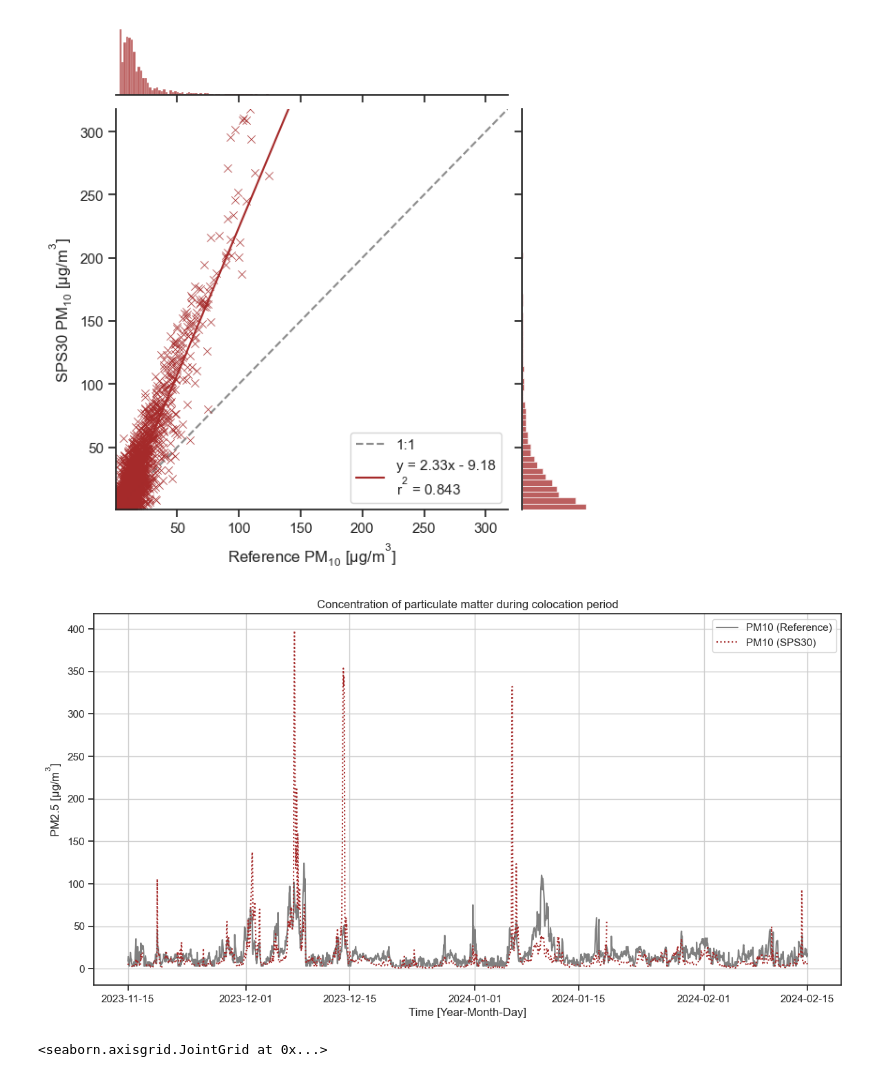
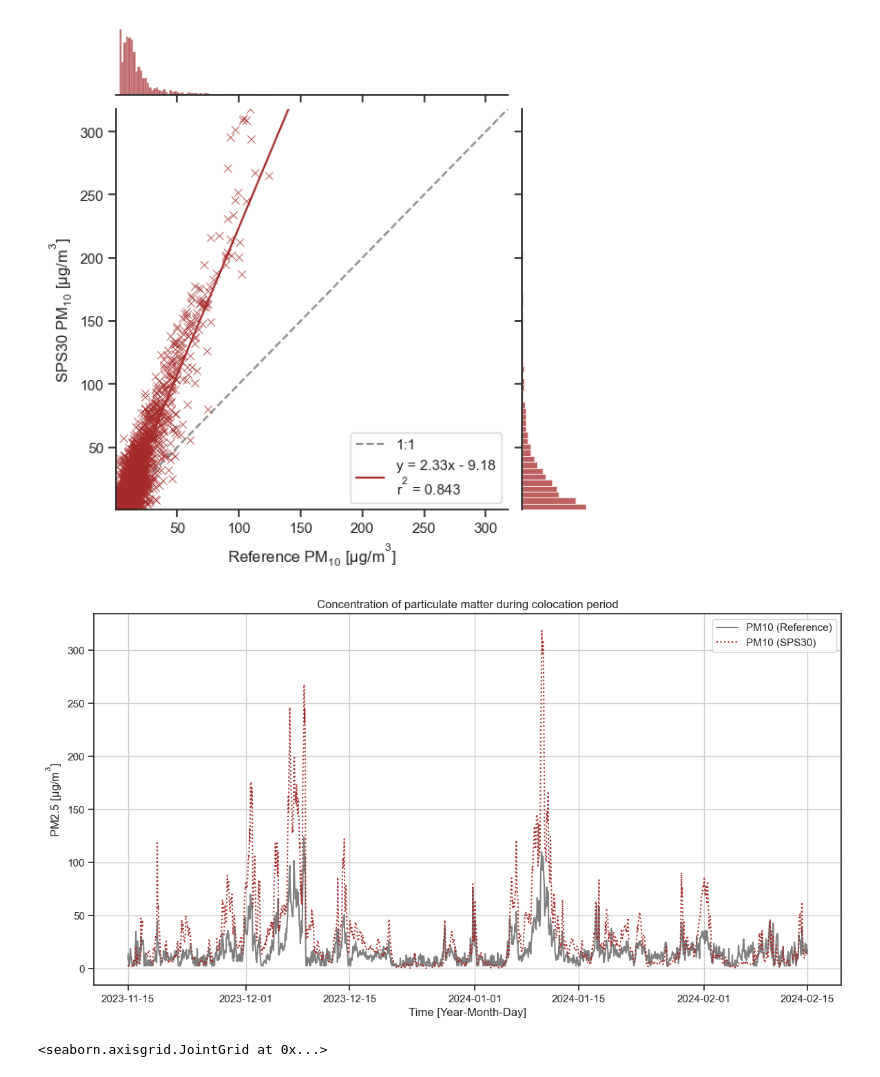
Before and after one commit to vn-hub/koloka, a Jupyter notebook: Eval1&2_winter.ipynb, the cells around one changed output. Saved outputs shown, nothing was run; the diff lists cells and outputs as text; code cells hidden in the pictures.

Commit message:
Repaired line plots

```diff
--- a/Eval1&2_winter.ipynb
+++ b/Eval1&2_winter.ipynb
@@ -349,17 +349,17 @@ pm.set_axis_labels(xlabel="Reference $PM_{10}$ [$µg/m^{3}$]", ylabel="SPS30 $PM
 # %%
 plt.figure(figsize=(14, 7))
 
 plt.plot(df['GMT'], df['PM10 [ug/m3]'],  color="grey",label='PM10 (Reference)')
-plt.plot(df['GMT'], df['PM_10_x'], color="brown", linestyle=":", label='PM10 (SPS30)')
+plt.plot(df['GMT'], df['PM_10_y'], color="brown", linestyle=":", label='PM10 (SPS30)')
 
 plt.title('Concentration of particulate matter during colocation period')
 plt.xlabel('Time [Year-Month-Day]')
 plt.ylabel('PM2.5 [$µg/m^3$]')
 plt.legend()
 plt.grid(True)
 plt.show()
 # %% [output]
-[figure, old version]
+[figure, new version]
 # %%
 df["PM_10_x"] = pd.to_numeric(df["PM_10_x"], errors='coerce')
 
```
Also changed, not shown: 1 other file.
